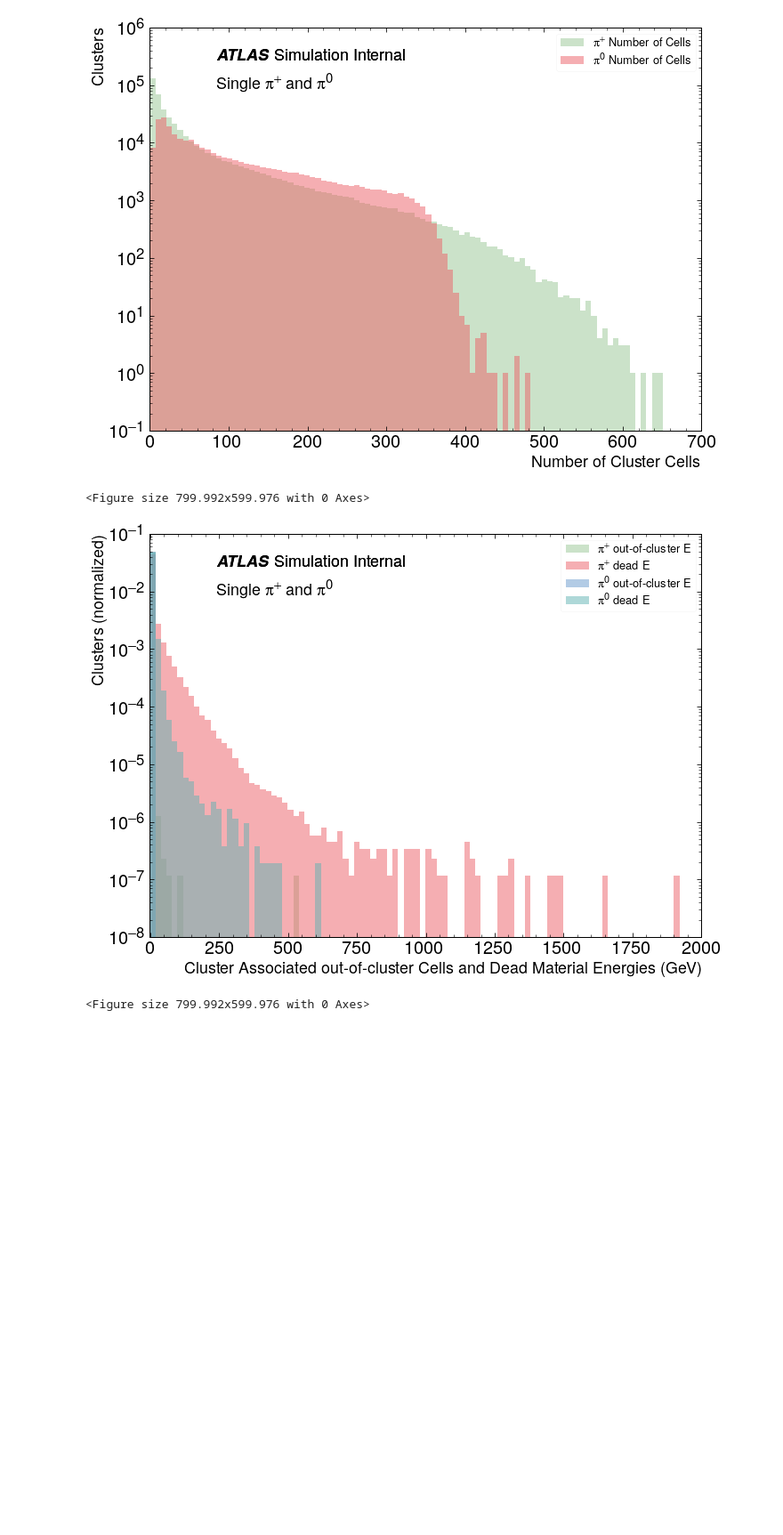
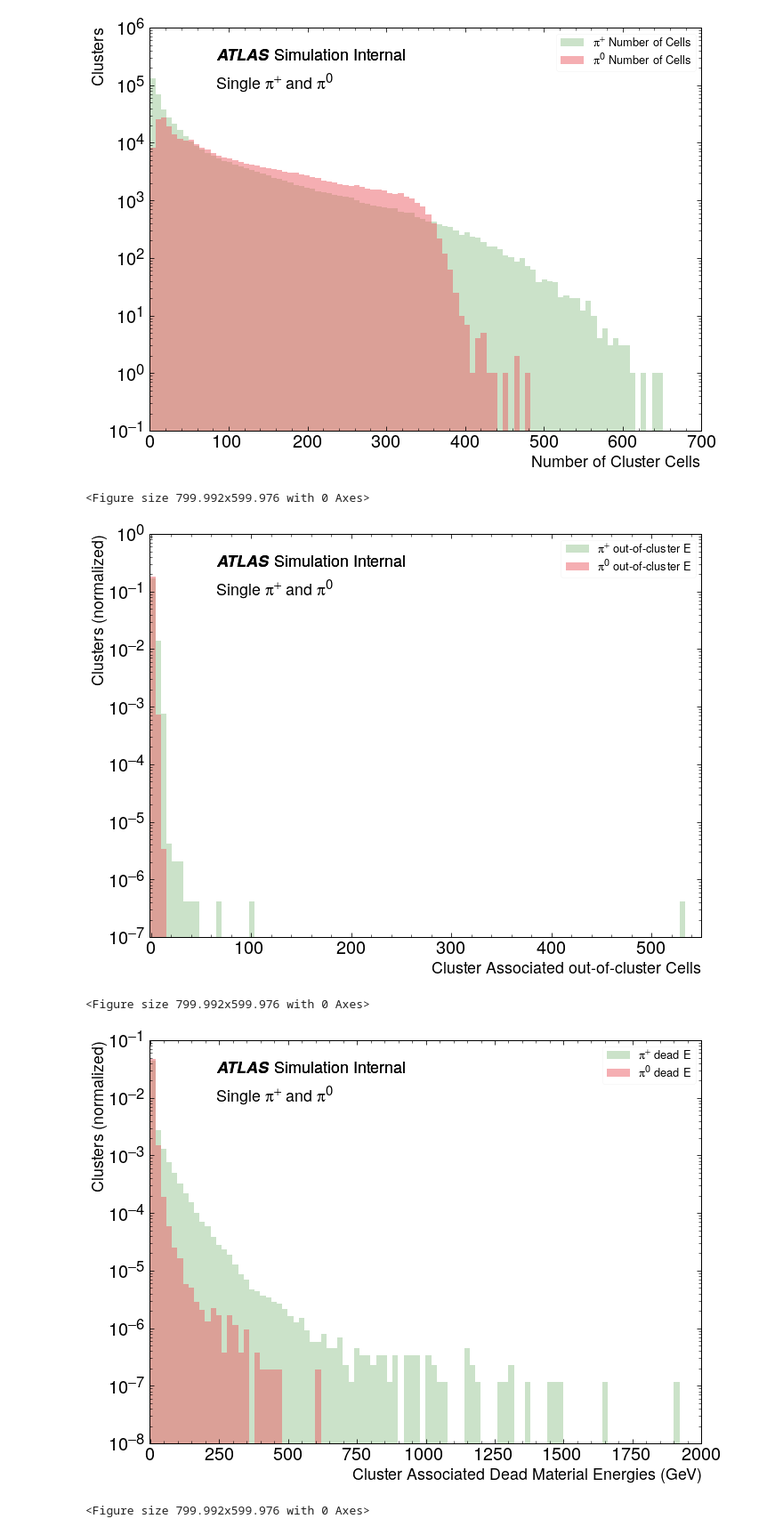
Before and after one commit to KaelaDouglas/LCStudies, a Jupyter notebook: clusters/KaelaClusters_day1.ipynb, the cells around one changed output. Shown at 89% size. Drawn from its saved outputs; the diff is of its cells as text; code cells hidden in the pictures; blank space fills up the shorter version.

```diff
--- a/clusters/KaelaClusters_day1.ipynb
+++ b/clusters/KaelaClusters_day1.ipynb
@@ -212,18 +212,30 @@ pu.histogramOverlay(frames = [pp, p0], #makes sense cause hadronic spread more,
 <Figure size 799.992x599.976 with 0 Axes>
 [figure]
 # %%
-pu.histogramOverlay(frames = [pp, pp, p0, p0],
-                    data =  ['cluster_ENG_CALIB_OUT_T', 'cluster_ENG_CALIB_DEAD_TOT', 'cluster_ENG_CALIB_OUT_T', 'cluster_ENG_CALIB_DEAD_TOT'], #vars to plot
-                    labels =['$\pi^{+}$ out-of-cluster E', '$\pi^{+}$ dead E', '$\pi^{0}$ out-of-cluster E', '$\pi^{0}$ dead E'],
-                    xlabel = 'Cluster Associated out-of-cluster Cells and Dead Material Energies (GeV)',
+pu.histogramOverlay(frames = [pp, p0],
+                    data =  ['cluster_ENG_CALIB_OUT_T', 'cluster_ENG_CALIB_OUT_T'], #vars to plot
+                    labels =['$\pi^{+}$ out-of-cluster E', '$\pi^{0}$ out-of-cluster E'],
+                    xlabel = 'Cluster Associated out-of-cluster Cells',
+                    ylabel = 'Clusters (normalized)',
+                    figfile = plotpath + '/out.pdf',
+                    x_min = -1, x_max = 550, xbins = 100, normed = True, y_log = True,
+                    atlas_x = 0.12, atlas_y = 0.95, simulation = True,
+                    textlist = [{'x': 0.12, 'y': 0.85, 'text': 'Single $\pi^{+}$ and $\pi^{0}$'}])
+
+pu.histogramOverlay(frames = [pp, p0],
+                    data =  ['cluster_ENG_CALIB_DEAD_TOT', 'cluster_ENG_CALIB_DEAD_TOT'], #vars to plot
+                    labels =['$\pi^{+}$ dead E', '$\pi^{0}$ dead E'],
+                    xlabel = 'Cluster Associated Dead Material Energies (GeV)',
                     ylabel = 'Clusters (normalized)',
                     figfile = plotpath + '/Etas.pdf',
                     x_min = -1, x_max = 2000, xbins = 100, normed = True, y_log = True,
                     atlas_x = 0.12, atlas_y = 0.95, simulation = True,
                     textlist = [{'x': 0.12, 'y': 0.85, 'text': 'Single $\pi^{+}$ and $\pi^{0}$'}])
 # %% [output]
 <Figure size 799.992x599.976 with 0 Axes>
-[figure, old version]
+[figure, new version]
+<Figure size 799.992x599.976 with 0 Axes>
+[figure, added]
 # %%
 pu.histogramOverlay(frames = [pp, p0],
                     data =  ['cluster_CENTER_MAG', 'cluster_CENTER_MAG'], #vars to plot
```
Also changed, not shown: 10 other files.
